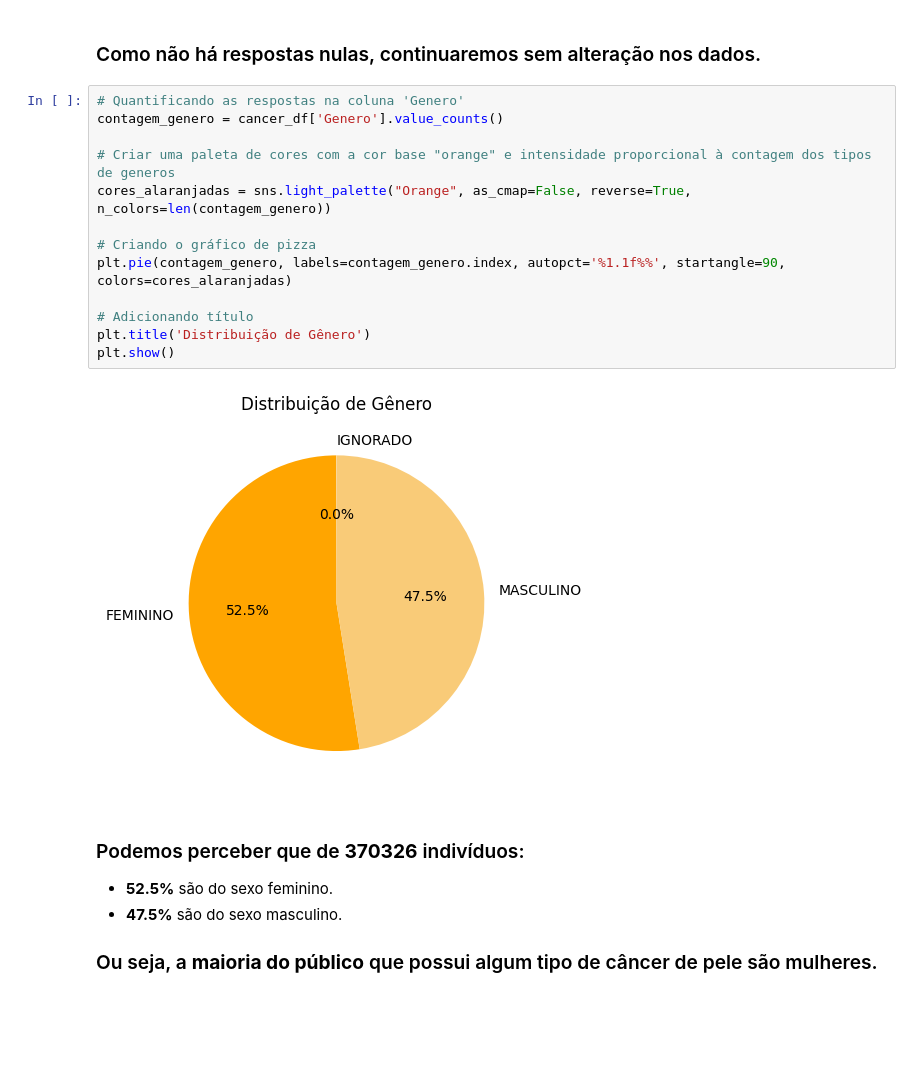
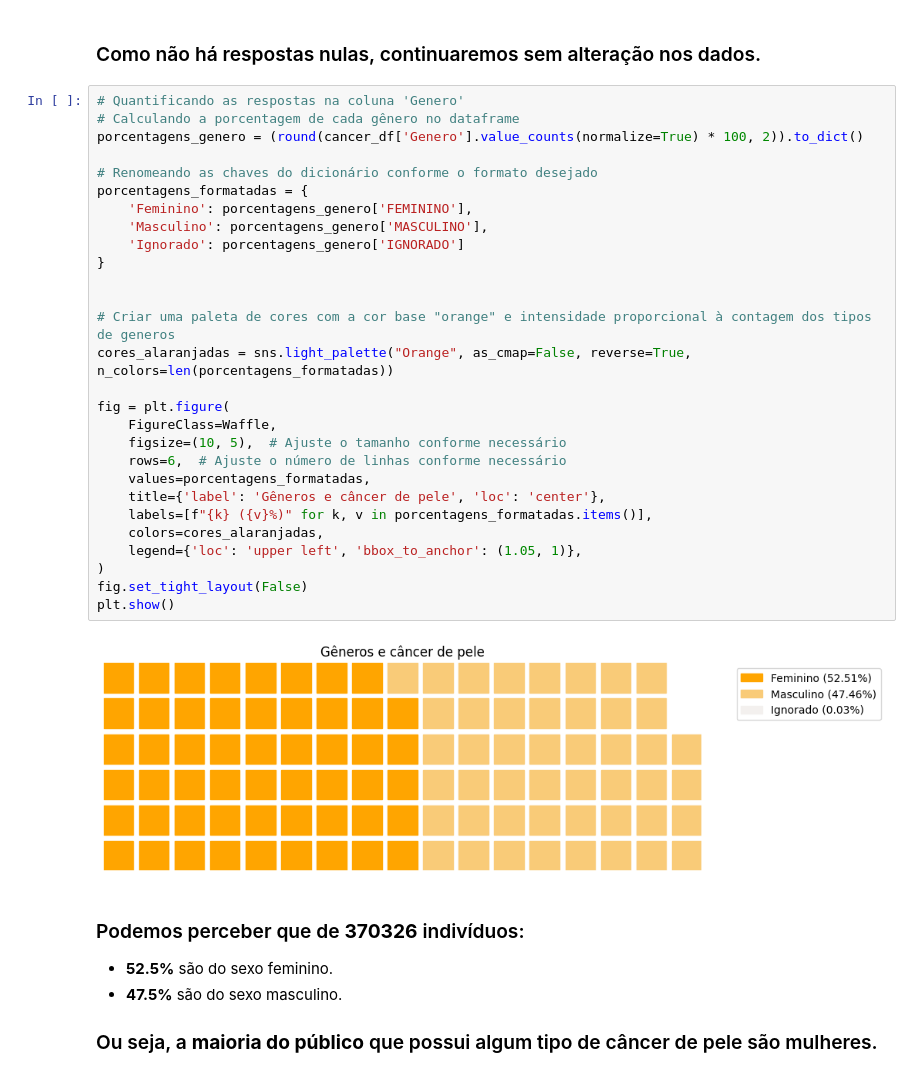
Before and after one commit to Gabyzera/ufpb_dv_cancer_de_pele, a Jupyter notebook: src/ufpb_ECVD2.ipynb, the cells around one changed output. Cells and saved outputs as stored; diff of their text form; blank space fills up the shorter version.

```diff
--- a/src/ufpb_ECVD2.ipynb
+++ b/src/ufpb_ECVD2.ipynb
@@ -141,19 +153,34 @@ dados_nulos(contagem_zeros)
 ### Como não há respostas nulas, continuaremos sem alteração nos dados.
 # %%
 # Quantificando as respostas na coluna 'Genero'
-contagem_genero = cancer_df['Genero'].value_counts()
+# Calculando a porcentagem de cada gênero no dataframe
+porcentagens_genero = (round(cancer_df['Genero'].value_counts(normalize=True) * 100, 2)).to_dict()
+
+# Renomeando as chaves do dicionário conforme o formato desejado
+porcentagens_formatadas = {
+    'Feminino': porcentagens_genero['FEMININO'],
+    'Masculino': porcentagens_genero['MASCULINO'],
+    'Ignorado': porcentagens_genero['IGNORADO']
+}
+
 
 # Criar uma paleta de cores com a cor base "orange" e intensidade proporcional à contagem dos tipos de generos
-cores_alaranjadas = sns.light_palette("Orange", as_cmap=False, reverse=True, n_colors=len(contagem_genero))
+cores_alaranjadas = sns.light_palette("Orange", as_cmap=False, reverse=True, n_colors=len(porcentagens_formatadas))
 
-# Criando o gráfico de pizza
-plt.pie(contagem_genero, labels=contagem_genero.index, autopct='%1.1f%%', startangle=90, colors=cores_alaranjadas)
-
-# Adicionando título
-plt.title('Distribuição de Gênero')
+fig = plt.figure(
+    FigureClass=Waffle,
+    figsize=(10, 5),  # Ajuste o tamanho conforme necessário
+    rows=6,  # Ajuste o número de linhas conforme necessário
+    values=porcentagens_formatadas,
+    title={'label': 'Gêneros e câncer de pele', 'loc': 'center'},
+    labels=[f"{k} ({v}%)" for k, v in porcentagens_formatadas.items()],
+    colors=cores_alaranjadas,
+    legend={'loc': 'upper left', 'bbox_to_anchor': (1.05, 1)},
+)
+fig.set_tight_layout(False)
 plt.show()
 # %% [output]
-[figure, old version]
+[figure, new version]
 # %% [markdown]
 ### Podemos perceber que de **370326** indivíduos:
 - **52.5%** são do sexo feminino.
```
Also changed, not shown: parts of 11 cells of this notebook.
